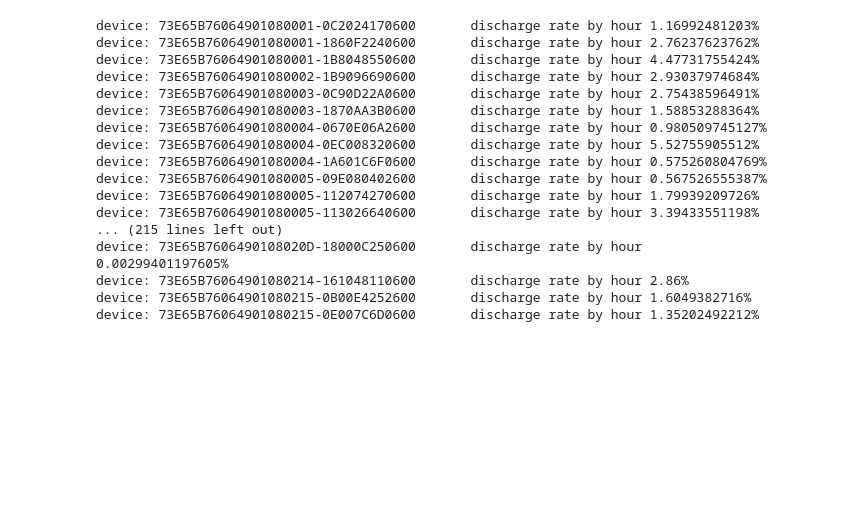
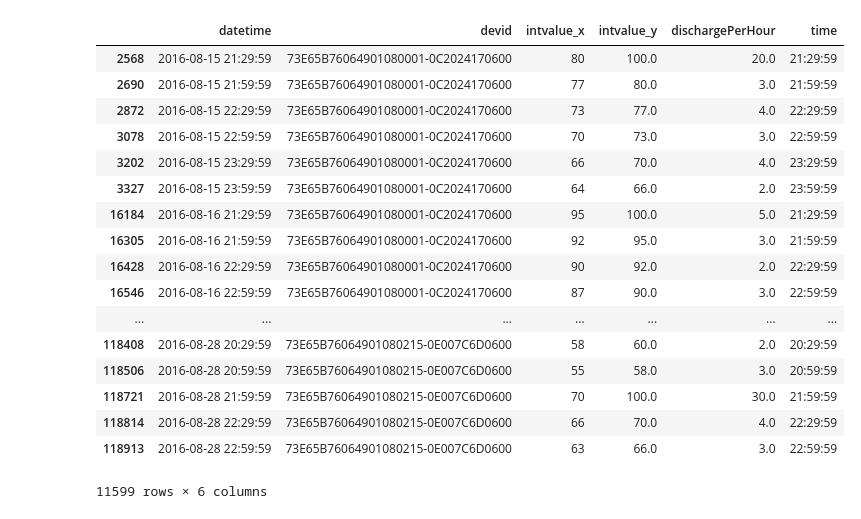
Before and after one commit to pabloelustondo/Data-Insights, a Jupyter notebook: sml/pyh/AverageDischargeRate.ipynb, the cells around one changed output. Cells and saved outputs as stored; diff of their text form; code cells hidden in the pictures; blank space fills up the shorter version.

```diff
--- a/sml/pyh/AverageDischargeRate.ipynb
+++ b/sml/pyh/AverageDischargeRate.ipynb
@@ -5,6 +5,9 @@ import datetime
 # %%
 
 from pprint import pprint
+
+start = datetime.time(20, 29, 59)
+end = datetime.time(4, 59, 59)
 
 with open('khdevstatint.json') as data_file:
     data = json.load(data_file)
@@ -46,22 +55,24 @@ df3
 # %%
-groupByDevice = df3.groupby('devid')
-for name, group in groupByDevice:
-    print "device: "+name + "\tdischarge rate by hour "+ str(group['dischargePerHour'].sum()/group['devid'].count()) +'%'
+df3
+#groupByDevice = df3.groupby('devid')
+#for name, group in groupByDevice:
+ #   print "device: "+name + "\tdischarge rate by hour "+ str(group['dischargePerHour'].sum()/group['devid'].count()) +'%'
 # %% [output]
+|  | datetime | devid | intvalue_x | intvalue_y | dischargePerHour | time |
+| 2568 | 2016-08-15 21:29:59 | 73E65B76064901080001-0C2024170600 | 80 | 100.0 | 20.0 | 21:29:59 |
+| 2690 | 2016-08-15 21:59:59 | 73E65B76064901080001-0C2024170600 | 77 | 80.0 | 3.0 | 21:59:59 |
+| 2872 | 2016-08-15 22:29:59 | 73E65B76064901080001-0C2024170600 | 73 | 77.0 | 4.0 | 22:29:59 |
+| 3078 | 2016-08-15 22:59:59 | 73E65B76064901080001-0C2024170600 | 70 | 73.0 | 3.0 | 22:59:59 |
+| 3202 | 2016-08-15 23:29:59 | 73E65B76064901080001-0C2024170600 | 66 | 70.0 | 4.0 | 23:29:59 |
+| 3327 | 2016-08-15 23:59:59 | 73E65B76064901080001-0C2024170600 | 64 | 66.0 | 2.0 | 23:59:59 |
+| 16184 | 2016-08-16 21:29:59 | 73E65B76064901080001-0C2024170600 | 95 | 100.0 | 5.0 | 21:29:59 |
+| 16305 | 2016-08-16 21:59:59 | 73E65B76064901080001-0C2024170600 | 92 | 95.0 | 3.0 | 21:59:59 |
+| 16428 | 2016-08-16 22:29:59 | 73E65B76064901080001-0C2024170600 | 90 | 92.0 | 2.0 | 22:29:59 |
+| 16546 | 2016-08-16 22:59:59 | 73E65B76064901080001-0C2024170600 | 87 | 90.0 | 3.0 | 22:59:59 |
+| ... | ... | ... | ... | ... | ... | ... |
+| 118408 | 2016-08-28 20:29:59 | 73E65B76064901080215-0E007C6D0600 | 58 | 60.0 | 2.0 | 20:29:59 |
+| 118506 | 2016-08-28 20:59:59 | 73E65B76064901080215-0E007C6D0600 | 55 | 58.0 | 3.0 | 20:59:59 |
+| 118721 | 2016-08-28 21:59:59 | 73E65B76064901080215-0E007C6D0600 | 70 | 100.0 | 30.0 | 21:59:59 |
+| 118814 | 2016-08-28 22:29:59 | 73E65B76064901080215-0E007C6D0600 | 66 | 70.0 | 4.0 | 22:29:59 |
+| 118913 | 2016-08-28 22:59:59 | 73E65B76064901080215-0E007C6D0600 | 63 | 66.0 | 3.0 | 22:59:59 |
-device: 73E65B76064901080001-0C2024170600       discharge rate by hour 1.16992481203%
-device: 73E65B76064901080001-1860F2240600       discharge rate by hour 2.76237623762%
-device: 73E65B76064901080001-1B8048550600       discharge rate by hour 4.47731755424%
-device: 73E65B76064901080002-1B9096690600       discharge rate by hour 2.93037974684%
-device: 73E65B76064901080003-0C90D22A0600       discharge rate by hour 2.75438596491%
-device: 73E65B76064901080003-1870AA3B0600       discharge rate by hour 1.58853288364%
-device: 73E65B76064901080004-0670E06A2600       discharge rate by hour 0.980509745127%
-device: 73E65B76064901080004-0EC008320600       discharge rate by hour 5.52755905512%
-device: 73E65B76064901080004-1A601C6F0600       discharge rate by hour 0.575260804769%
-device: 73E65B76064901080005-09E080402600       discharge rate by hour 0.567526555387%
-device: 73E65B76064901080005-112074270600       discharge rate by hour 1.79939209726%
-device: 73E65B76064901080005-113026640600       discharge rate by hour 3.39433551198%
-... (215 lines left out)
-device: 73E65B7606490108020D-18000C250600       discharge rate by hour 0.00299401197605%
-device: 73E65B76064901080214-161048110600       discharge rate by hour 2.86%
-device: 73E65B76064901080215-0B00E4252600       discharge rate by hour 1.6049382716%
-device: 73E65B76064901080215-0E007C6D0600       discharge rate by hour 1.35202492212%
+11599 rows × 6 columns
```
Also changed, not shown: parts of 5 cells of this notebook, 17 other files.
